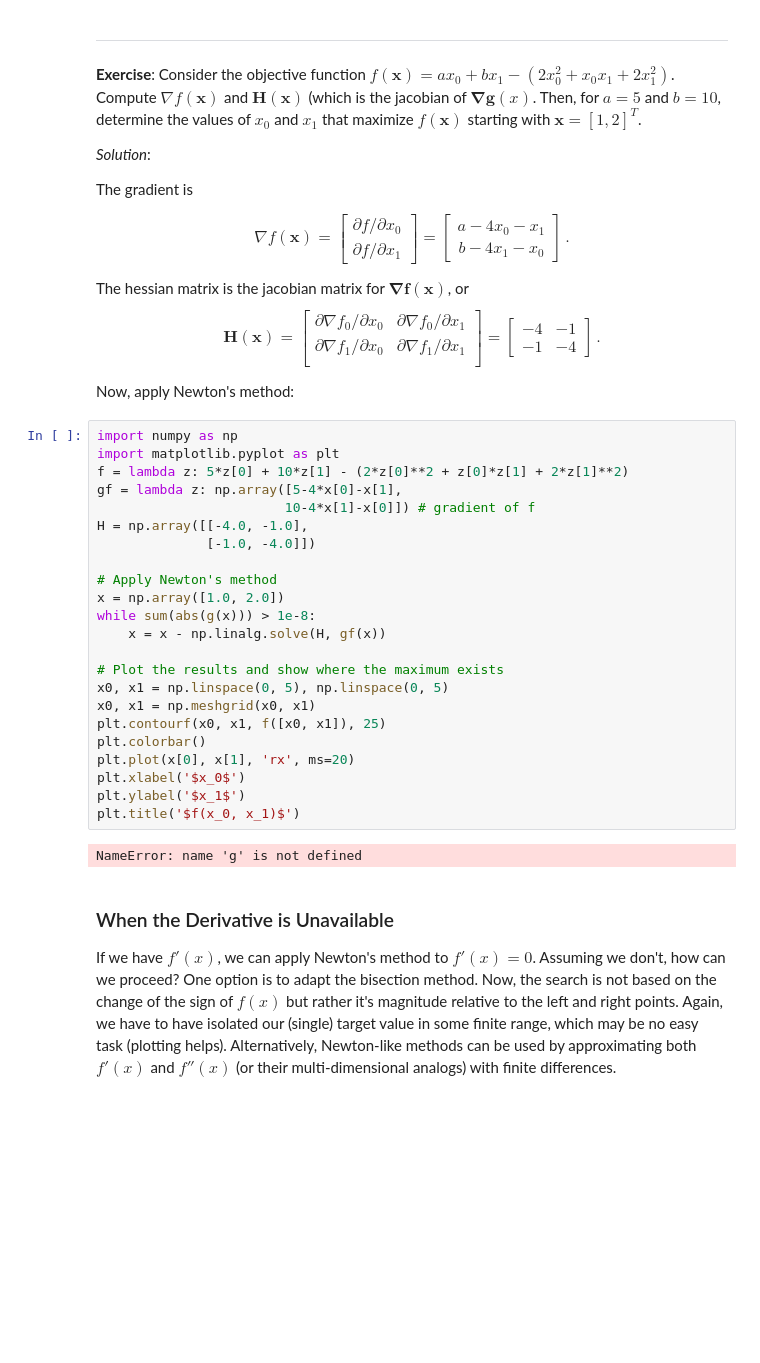
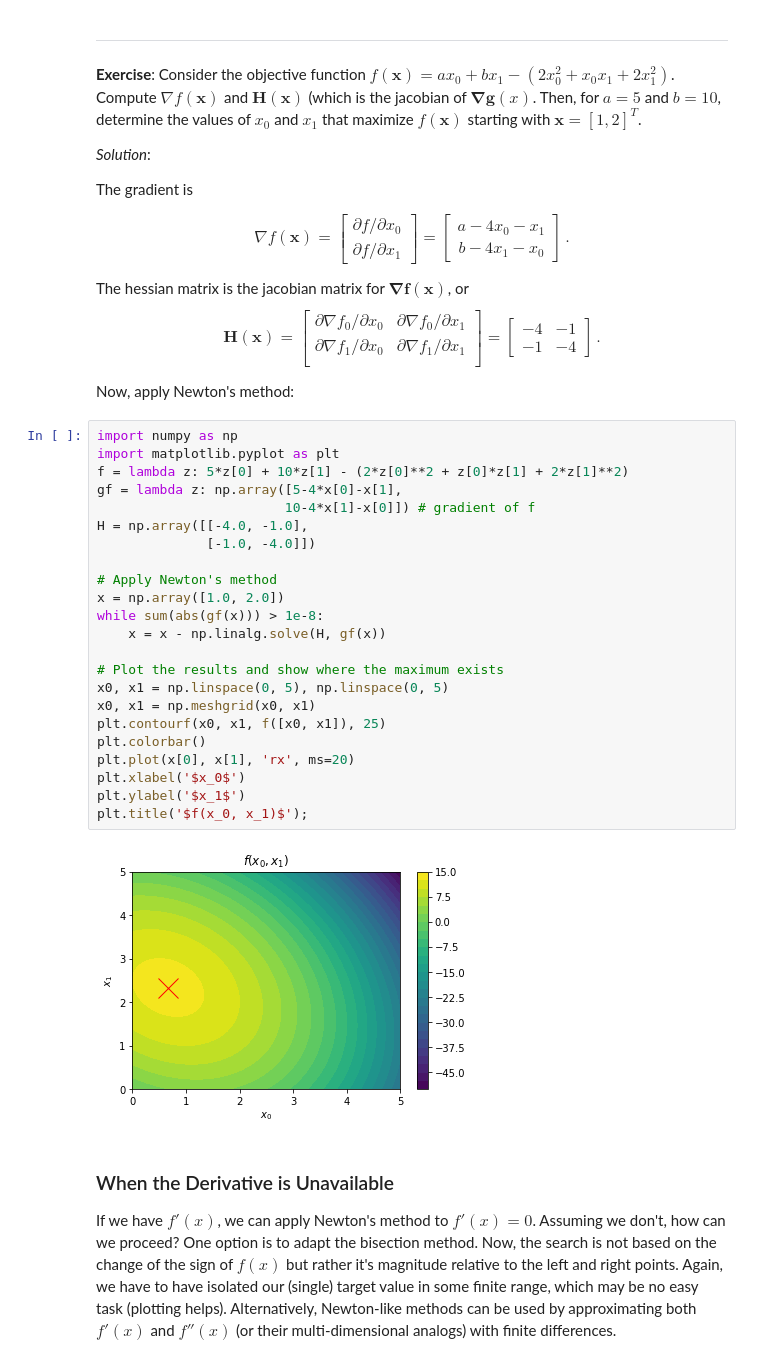
Before and after one commit to robertsj/me400_notes, a Jupyter notebook: source/lectures/Optimization.ipynb, the cells around one changed output. Cells and saved outputs as stored; diff of their text form; blank space fills up the shorter version.

```diff
--- a/source/lectures/Optimization.ipynb
+++ b/source/lectures/Optimization.ipynb
@@ -177,28 +179,28 @@ Now, apply Newton's method:
 # %%
 import numpy as np
 import matplotlib.pyplot as plt
 f = lambda z: 5*z[0] + 10*z[1] - (2*z[0]**2 + z[0]*z[1] + 2*z[1]**2)
 gf = lambda z: np.array([5-4*x[0]-x[1],
                         10-4*x[1]-x[0]]) # gradient of f
 H = np.array([[-4.0, -1.0],
               [-1.0, -4.0]])
 
 # Apply Newton's method
 x = np.array([1.0, 2.0])
-while sum(abs(g(x))) > 1e-8:
+while sum(abs(gf(x))) > 1e-8:
     x = x - np.linalg.solve(H, gf(x))
 
 # Plot the results and show where the maximum exists
 x0, x1 = np.linspace(0, 5), np.linspace(0, 5)
 x0, x1 = np.meshgrid(x0, x1)
 plt.contourf(x0, x1, f([x0, x1]), 25)
 plt.colorbar()
 plt.plot(x[0], x[1], 'rx', ms=20)
 plt.xlabel('$x_0$')
 plt.ylabel('$x_1$')
-plt.title('$f(x_0, x_1)$')
+plt.title('$f(x_0, x_1)$');
 # %% [output]
-NameError: name 'g' is not defined
+[figure, added]
 # %% [markdown]
 ### When the Derivative is Unavailable
 
```
Also changed, not shown: parts of 6 cells of this notebook.
